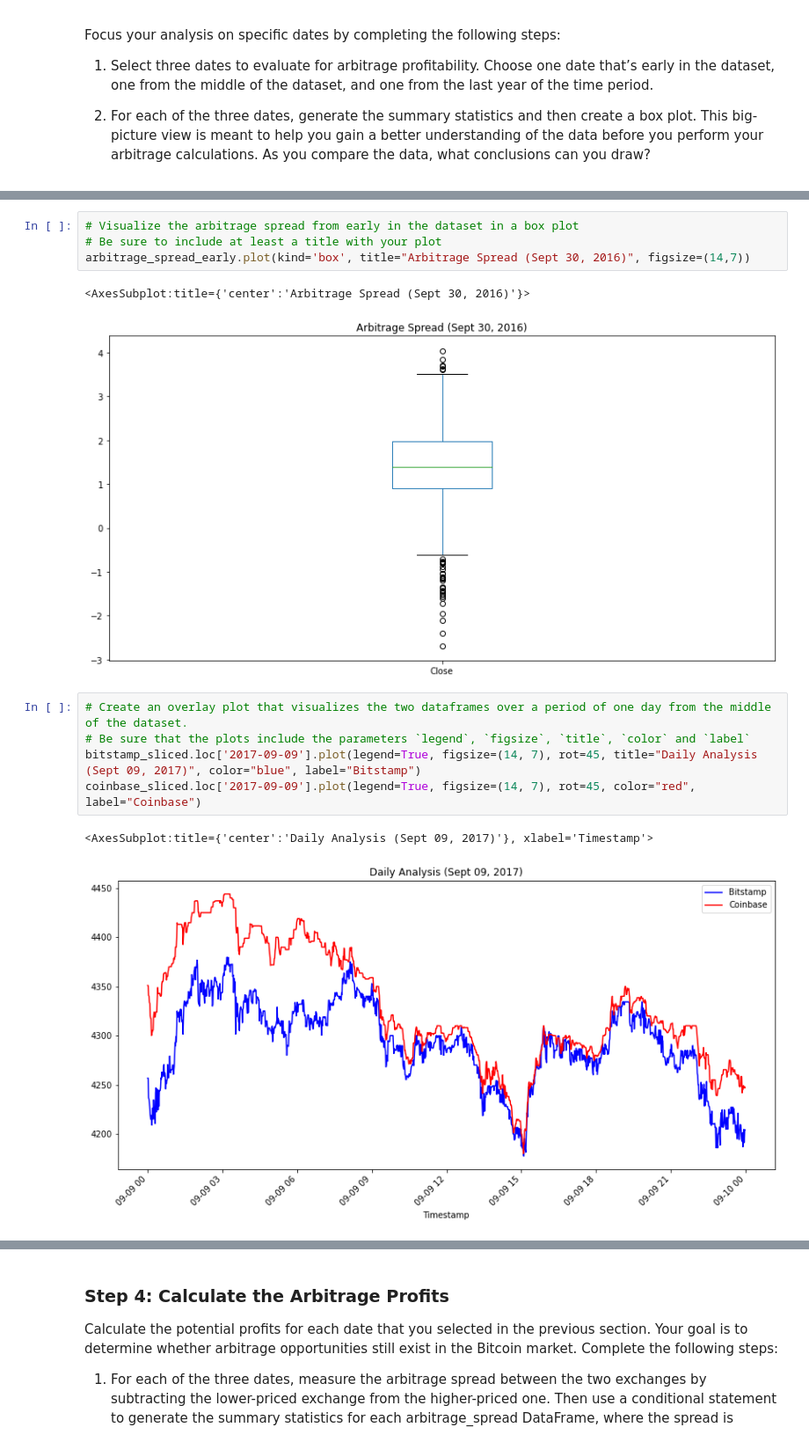
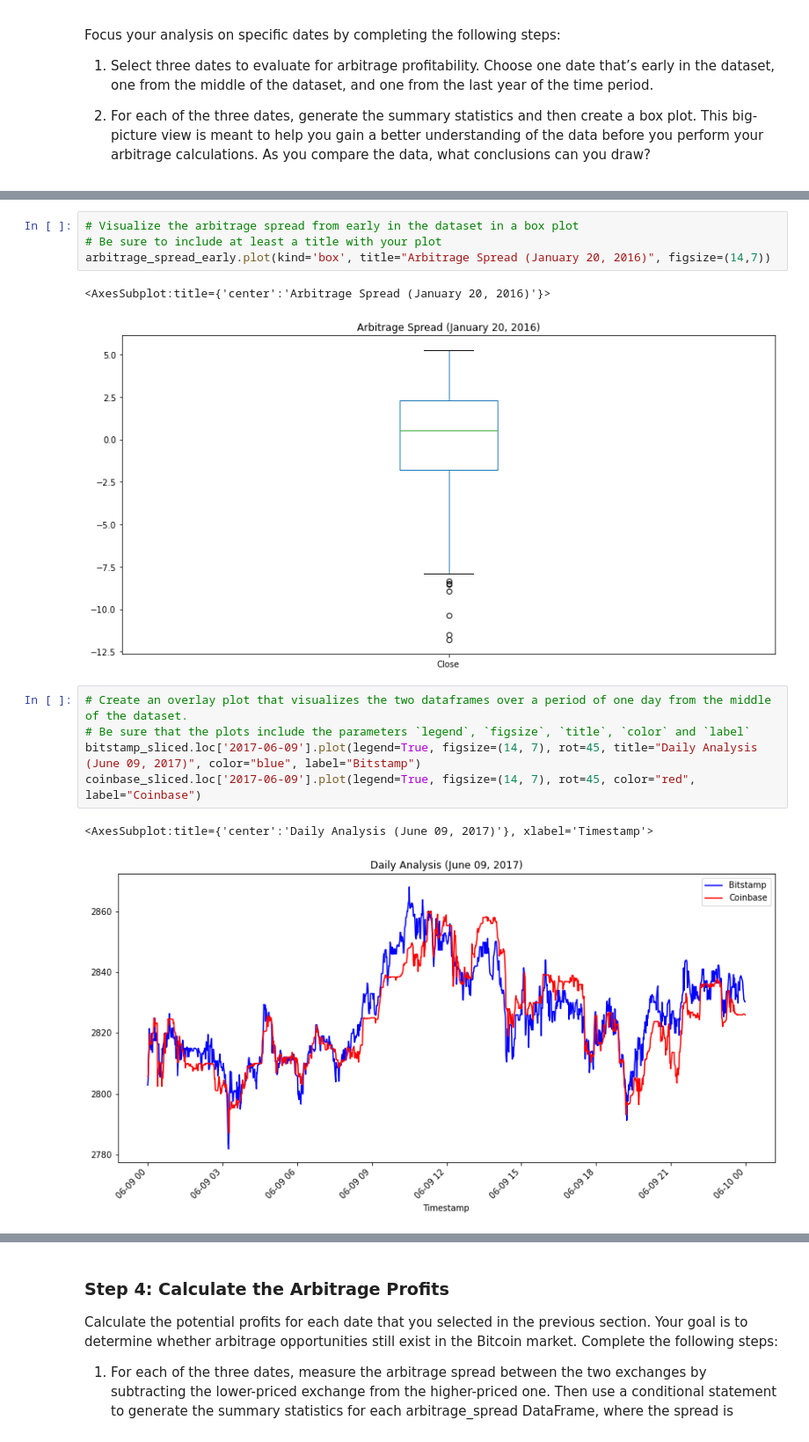
Before and after one commit to coronado212/bitcoin_arbitrage_analysis_3, a Jupyter notebook: crypto_arbitrage.ipynb, the cells around one changed output, grey strips where cells are left out. Shown at 88% size. Drawn from its saved outputs; the diff is of its cells as text.

```diff
--- a/crypto_arbitrage.ipynb
+++ b/crypto_arbitrage.ipynb
@@ -394,18 +395,18 @@ Name: Close, dtype: float64
 # %%
 # Visualize the arbitrage spread from early in the dataset in a box plot
 # Be sure to include at least a title with your plot
-arbitrage_spread_early.plot(kind='box', title="Arbitrage Spread (Sept 30, 2016)", figsize=(14,7))
+arbitrage_spread_early.plot(kind='box', title="Arbitrage Spread (January 20, 2016)", figsize=(14,7))
 # %% [output]
-<AxesSubplot:title={'center':'Arbitrage Spread (Sept 30, 2016)'}>
+<AxesSubplot:title={'center':'Arbitrage Spread (January 20, 2016)'}>
-[figure, old version]
+[figure, new version]
 # %%
 # Create an overlay plot that visualizes the two dataframes over a period of one day from the middle of the dataset.
 # Be sure that the plots include the parameters `legend`, `figsize`, `title`, `color` and `label`
-bitstamp_sliced.loc['2017-09-09'].plot(legend=True, figsize=(14, 7), rot=45, title="Daily Analysis (Sept 09, 2017)", color="blue", label="Bitstamp")
-coinbase_sliced.loc['2017-09-09'].plot(legend=True, figsize=(14, 7), rot=45, color="red", label="Coinbase")
+bitstamp_sliced.loc['2017-06-09'].plot(legend=True, figsize=(14, 7), rot=45, title="Daily Analysis (June 09, 2017)", color="blue", label="Bitstamp")
+coinbase_sliced.loc['2017-06-09'].plot(legend=True, figsize=(14, 7), rot=45, color="red", label="Coinbase")
 # %% [output]
-<AxesSubplot:title={'center':'Daily Analysis (Sept 09, 2017)'}, xlabel='Timestamp'>
+<AxesSubplot:title={'center':'Daily Analysis (June 09, 2017)'}, xlabel='Timestamp'>
-[figure, old version]
+[figure, new version]
 # %%
 # Using the date form the middle that you have selected, calculate the arbitrage spread
 # by subtracting the bitstamp lower closing prices from the coinbase higher closing prices
```
Also changed, not shown: parts of 40 cells of this notebook.
